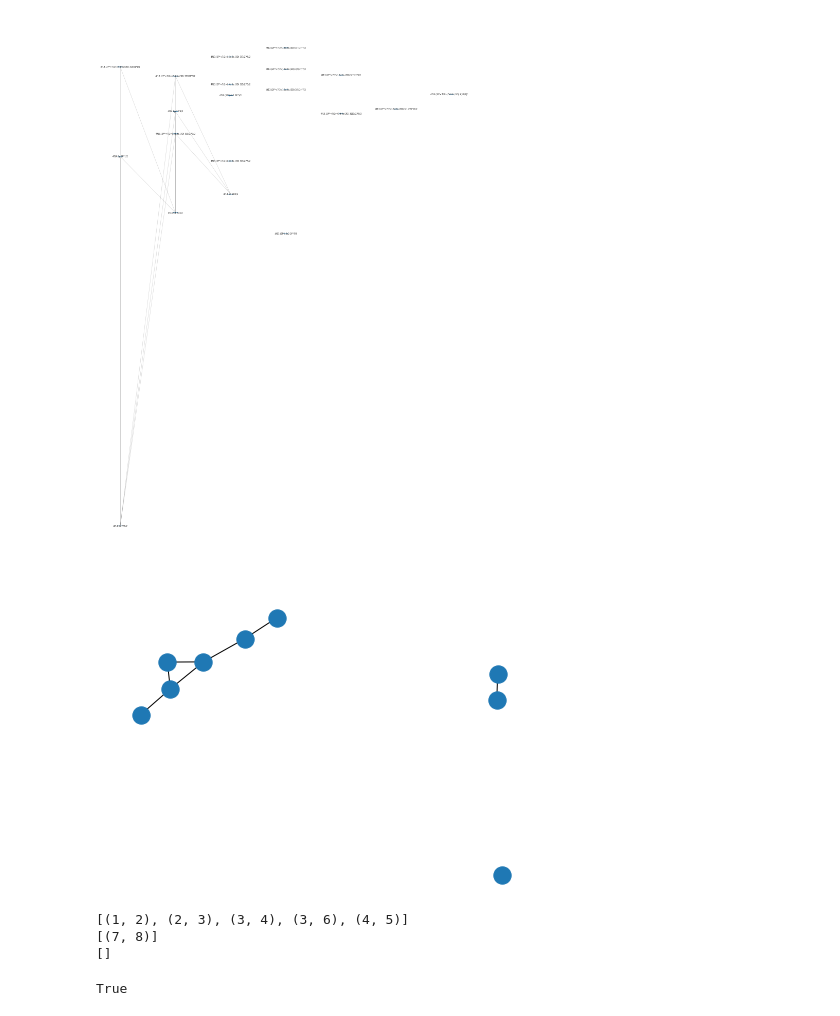
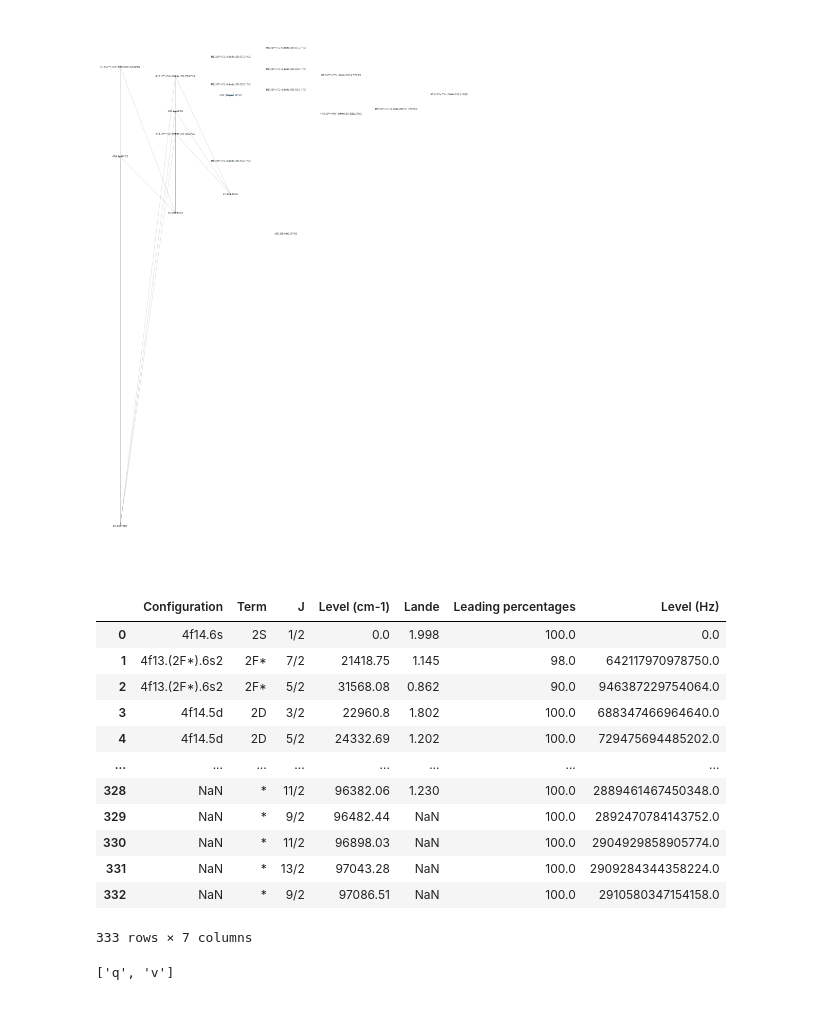
Before and after one commit to thomasdellaert/Atom-Toolkit, a Jupyter notebook: testing.ipynb, the cells around one changed output. Cells and saved outputs as stored; diff of their text form; code cells hidden in the pictures.

Commit message:
added from_dataframe back into Atom to make it consistent with the other classes, and added load_level_data to load level data from a CSV so I don't have to be querying NIST all the time

```diff
--- a/testing.ipynb
+++ b/testing.ipynb
@@ -146,4 +138,0 @@ g.add_edges_from([(1, 2), (2, 3), (3, 4), (4, 5), (3, 6), (4, 6),(7, 8)])
-# %%
-nx.draw(g)
-# %% [output]
-[figure, removed]
@@ -177,15 +139,27 @@ def enforce(g):
-# %%
-enforce(g)
-# %% [output]
-[(1, 2), (2, 3), (3, 4), (3, 6), (4, 5)]
-[(7, 8)]
-[]
 # %%
-ss='fff'
-
-if ss:
-    print(True)
-else:
-    print(False)
+load_level_data('Yb II_level_data.csv', columns={'Configuration': 'Configuration',
+                                                 'Term': 'Term',
+                                                 'J': 'J',
+                                                 'Level (cm-1)':'Level (cm-1)',
+                                                 'Lande':'Lande',
+                                                 'Leading percentages': 'Leading percentages',
+                                                 'Level (Hz)':'Level (Hz)'})
 # %% [output]
+|  | Configuration | Term | J | Level (cm-1) | Lande | Leading percentages | Level (Hz) |
+| 0 | 4f14.6s | 2S | 1/2 | 0.0 | 1.998 | 100.0 | 0.0 |
+| 1 | 4f13.(2F*).6s2 | 2F* | 7/2 | 21418.75 | 1.145 | 98.0 | 642117970978750.0 |
+| 2 | 4f13.(2F*).6s2 | 2F* | 5/2 | 31568.08 | 0.862 | 90.0 | 946387229754064.0 |
+| 3 | 4f14.5d | 2D | 3/2 | 22960.8 | 1.802 | 100.0 | 688347466964640.0 |
+| 4 | 4f14.5d | 2D | 5/2 | 24332.69 | 1.202 | 100.0 | 729475694485202.0 |
+| ... | ... | ... | ... | ... | ... | ... | ... |
+| 328 | NaN | * | 11/2 | 96382.06 | 1.230 | 100.0 | 2889461467450348.0 |
+| 329 | NaN | * | 9/2 | 96482.44 | NaN | 100.0 | 2892470784143752.0 |
+| 330 | NaN | * | 11/2 | 96898.03 | NaN | 100.0 | 2904929858905774.0 |
+| 331 | NaN | * | 13/2 | 97043.28 | NaN | 100.0 | 2909284344358224.0 |
+| 332 | NaN | * | 9/2 | 97086.51 | NaN | 100.0 | 2910580347154158.0 |
-True
+333 rows × 7 columns
+# %%
+a = {'q': 1, 'v': 2}
+print([i for i in a.keys()])
+# %% [output]
+['q', 'v']
```
Also changed, not shown: parts of 5 cells of this notebook, 2 other files.
